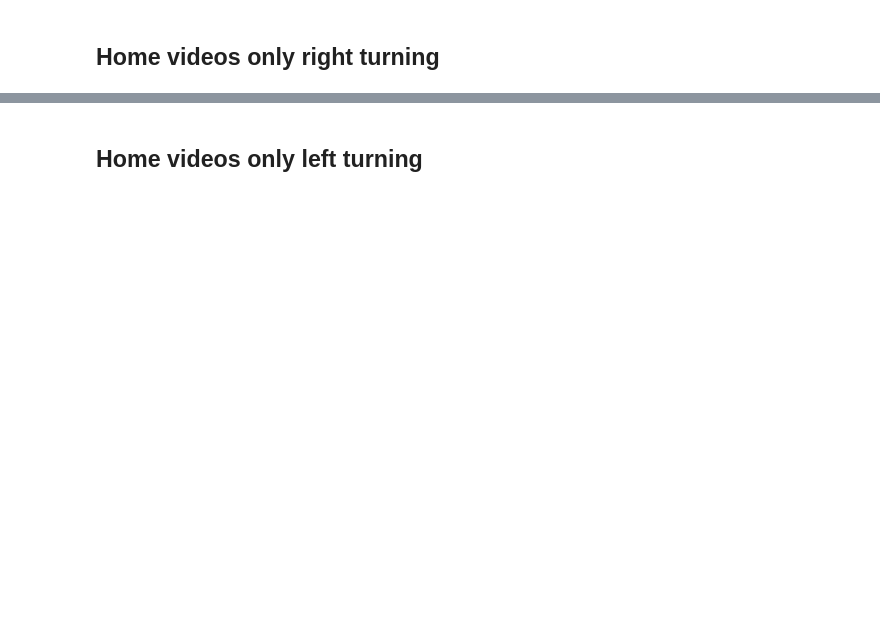
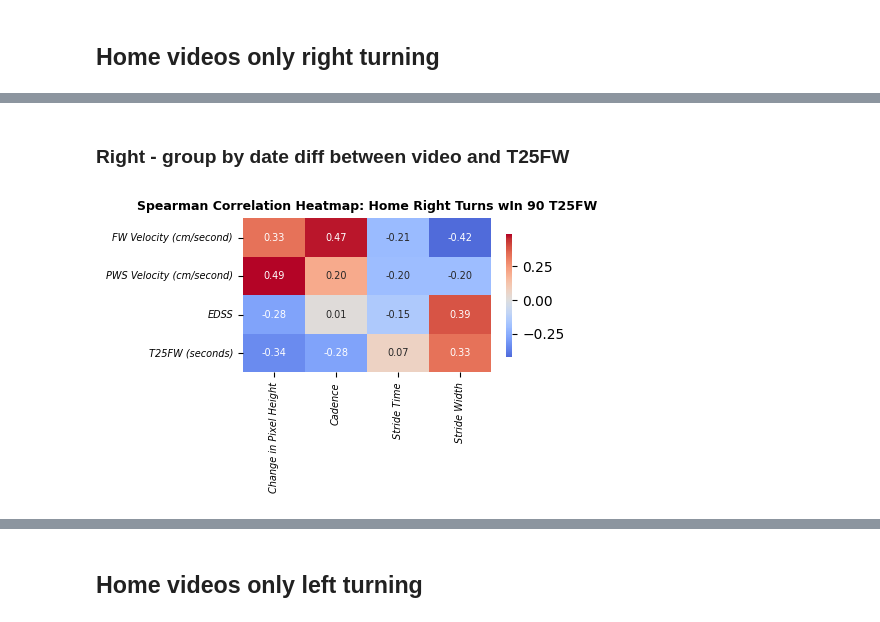
Before and after one commit to UCSF-MSLAB/HomeVideoAnalysis, a Jupyter notebook: megan_sandbox/gait_metric_analysis/003_scatter_video_metric_vs_outcomes.ipynb, the cells around one changed output, grey strips where cells are left out. Saved outputs shown, nothing was run; the diff lists cells and outputs as text; code cells hidden in the pictures; blank space fills up the shorter version.

```diff
--- a/megan_sandbox/gait_metric_analysis/003_scatter_video_metric_vs_outcomes.ipynb
+++ b/megan_sandbox/gait_metric_analysis/003_scatter_video_metric_vs_outcomes.ipynb
@@ -386,0 +374,12 @@ video_vs_outcome_scatter(df = hv_bw_clean_df_2_right,
+# %% [markdown]
+### Right - group by date diff between video and T25FW
+# %%
+# within 90 days
+hv_bw_clean_df_wIn90T25FW_R = hv_bw_clean_df_right.loc[hv_bw_clean_df_right['hv_t25fw_date_diff'] <= 90]
+
+video_vs_outcome_scatter(df = hv_bw_clean_df_wIn90T25FW_R,
+                         output_folder_path = out_path,
+                         subfolder_name = 'Home Right Turns wIn 90 T25FW',
+                         color_col = 'bw_id')
+# %% [output]
+[figure, added]
```
Also changed, not shown: parts of 74 cells of this notebook, 5 other files.
